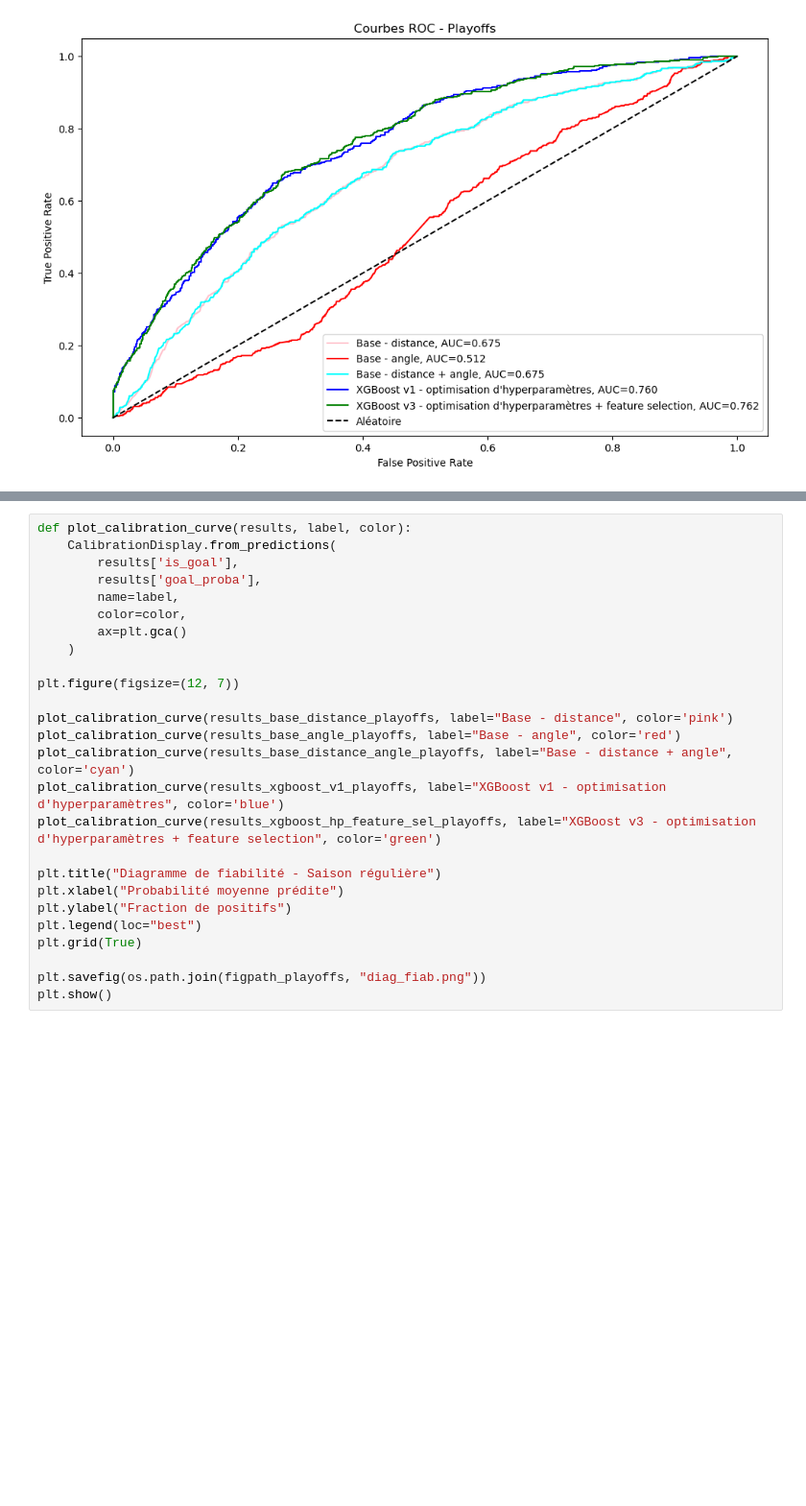
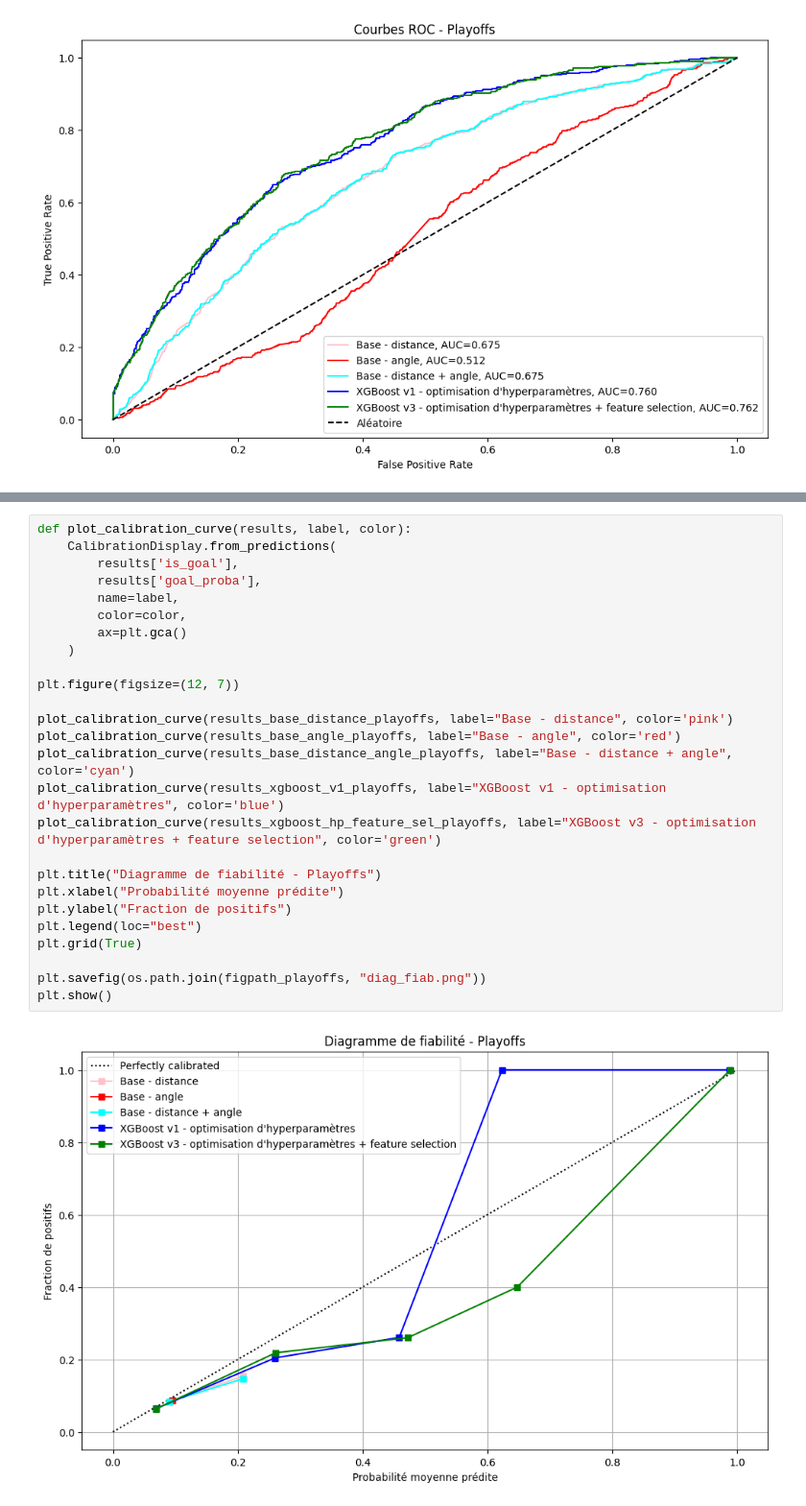
Before and after one commit to hypium/NHL_GoalPredictionApp, a Jupyter notebook: ift6758/models/test_set.ipynb, the cells around one changed output, grey strips where cells are left out. Shown at 96% size. Saved outputs shown, nothing was run; the diff lists cells and outputs as text; blank space fills up the shorter version.

```diff
--- a/ift6758/models/test_set.ipynb
+++ b/ift6758/models/test_set.ipynb
@@ -441,26 +441,28 @@ plt.show()
 # %%
 def plot_calibration_curve(results, label, color):
     CalibrationDisplay.from_predictions(
         results['is_goal'],
         results['goal_proba'],
         name=label,
         color=color,
         ax=plt.gca()
     )
 
 plt.figure(figsize=(12, 7))
 
 plot_calibration_curve(results_base_distance_playoffs, label="Base - distance", color='pink')
 plot_calibration_curve(results_base_angle_playoffs, label="Base - angle", color='red')
 plot_calibration_curve(results_base_distance_angle_playoffs, label="Base - distance + angle", color='cyan')
 plot_calibration_curve(results_xgboost_v1_playoffs, label="XGBoost v1 - optimisation d'hyperparamètres", color='blue')
 plot_calibration_curve(results_xgboost_hp_feature_sel_playoffs, label="XGBoost v3 - optimisation d'hyperparamètres + feature selection", color='green')
 
-plt.title("Diagramme de fiabilité - Saison régulière")
+plt.title("Diagramme de fiabilité - Playoffs")
 plt.xlabel("Probabilité moyenne prédite")
 plt.ylabel("Fraction de positifs")
 plt.legend(loc="best")
 plt.grid(True)
 
 plt.savefig(os.path.join(figpath_playoffs, "diag_fiab.png"))
 plt.show()
+# %% [output]
+[figure, added]
```
Also changed, not shown: parts of 8 cells of this notebook, 17 other files.
